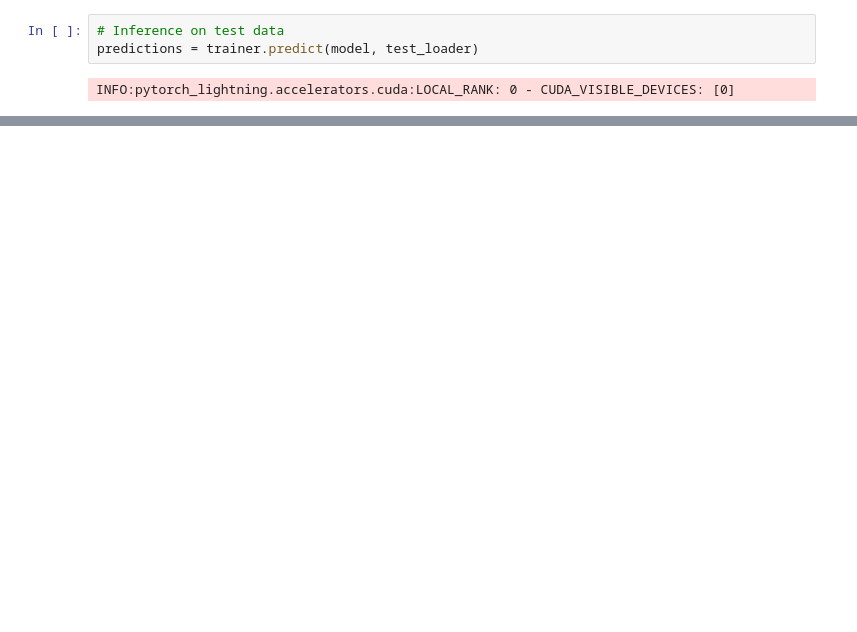
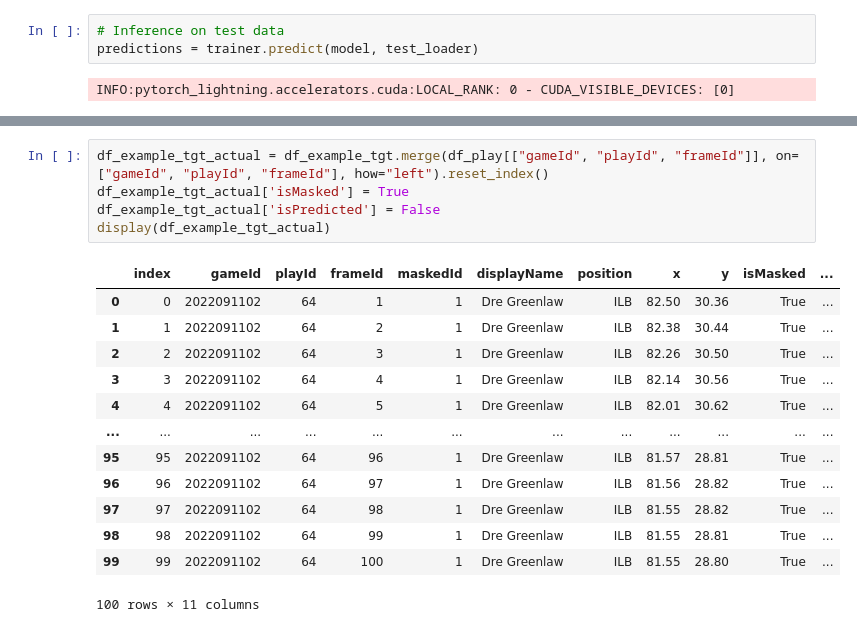
Before and after one commit to illydh/2025-nfl-bdb, a Jupyter notebook: notebooks/preliminary-notebooks/model.ipynb, the cells around one changed output, grey strips where cells are left out. Drawn from its saved outputs; the diff is of its cells as text; blank space fills up the shorter version.

```diff
--- a/notebooks/preliminary-notebooks/model.ipynb
+++ b/notebooks/preliminary-notebooks/model.ipynb
@@ -510,0 +647,19 @@ predicted_labels = df_test_ball_snap['predicted_labels'].values
+# %%
+df_example_tgt_actual = df_example_tgt.merge(df_play[["gameId", "playId", "frameId"]], on=["gameId", "playId", "frameId"], how="left").reset_index()
+df_example_tgt_actual['isMasked'] = True
+df_example_tgt_actual['isPredicted'] = False
+display(df_example_tgt_actual)
+# %% [output]
+|  | index | gameId | playId | frameId | maskedId | displayName | position | x | y | isMasked | ... |
+| 0 | 0 | 2022091102 | 64 | 1 | 1 | Dre Greenlaw | ILB | 82.50 | 30.36 | True | ... |
+| 1 | 1 | 2022091102 | 64 | 2 | 1 | Dre Greenlaw | ILB | 82.38 | 30.44 | True | ... |
+| 2 | 2 | 2022091102 | 64 | 3 | 1 | Dre Greenlaw | ILB | 82.26 | 30.50 | True | ... |
+| 3 | 3 | 2022091102 | 64 | 4 | 1 | Dre Greenlaw | ILB | 82.14 | 30.56 | True | ... |
+| 4 | 4 | 2022091102 | 64 | 5 | 1 | Dre Greenlaw | ILB | 82.01 | 30.62 | True | ... |
+| ... | ... | ... | ... | ... | ... | ... | ... | ... | ... | ... | ... |
+| 95 | 95 | 2022091102 | 64 | 96 | 1 | Dre Greenlaw | ILB | 81.57 | 28.81 | True | ... |
+| 96 | 96 | 2022091102 | 64 | 97 | 1 | Dre Greenlaw | ILB | 81.56 | 28.82 | True | ... |
+| 97 | 97 | 2022091102 | 64 | 98 | 1 | Dre Greenlaw | ILB | 81.55 | 28.82 | True | ... |
+| 98 | 98 | 2022091102 | 64 | 99 | 1 | Dre Greenlaw | ILB | 81.55 | 28.81 | True | ... |
+| 99 | 99 | 2022091102 | 64 | 100 | 1 | Dre Greenlaw | ILB | 81.55 | 28.80 | True | ... |
+100 rows × 11 columns
```
Also changed, not shown: parts of 38 cells of this notebook.
